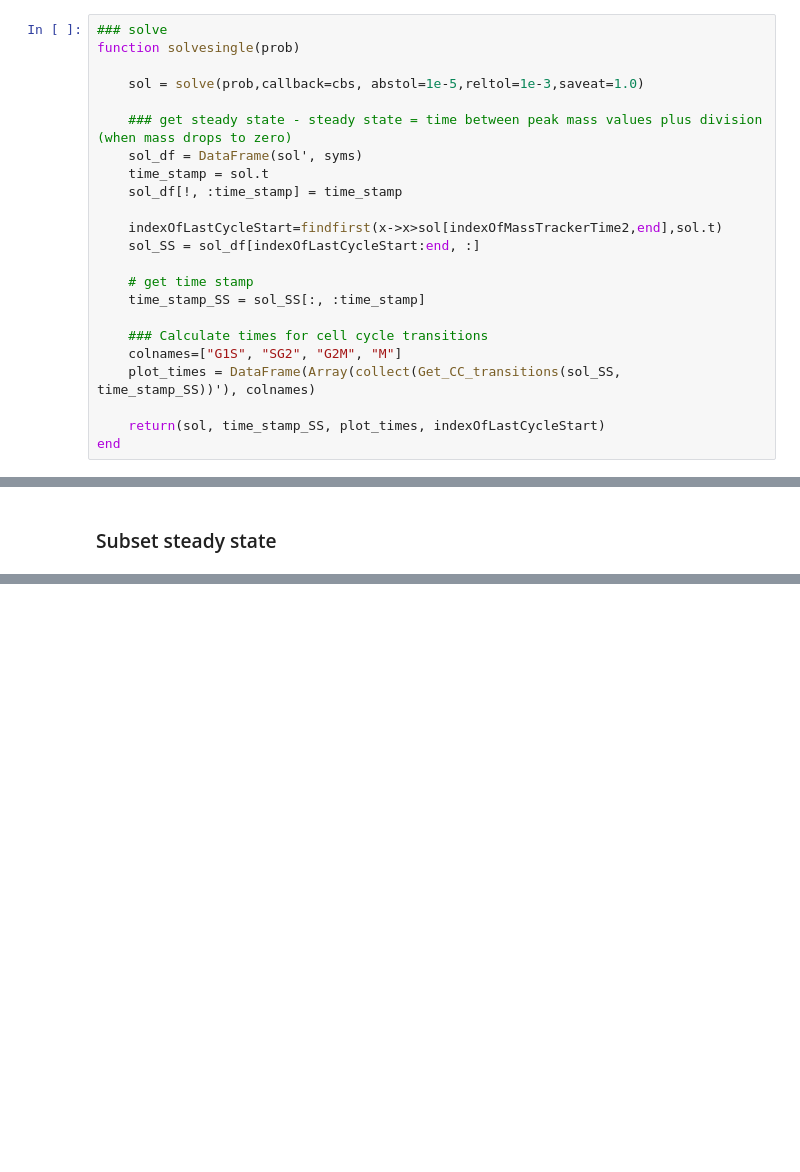
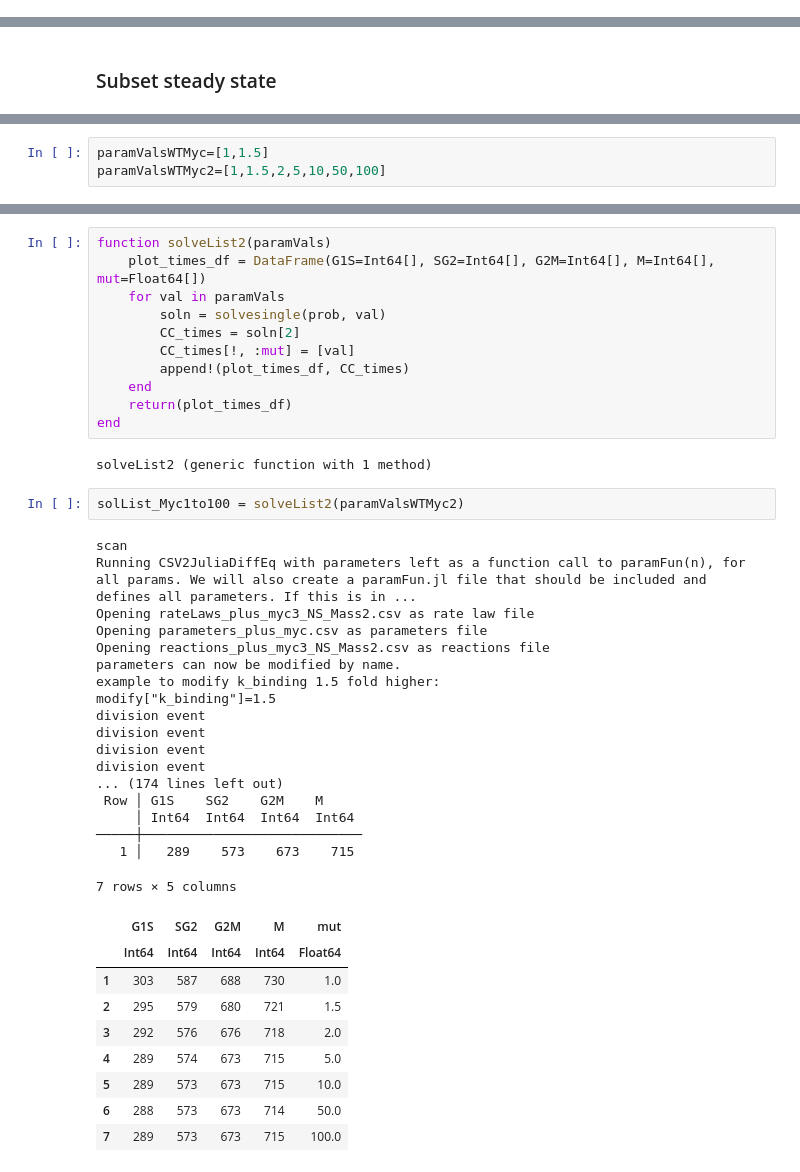
Before and after one commit to SiFTW/norrisEtAl, a Jupyter notebook: CellCycle_WTvsMycOE.ipynb, the cells around one changed output, grey strips where cells are left out. Drawn from its saved outputs; the diff is of its cells as text; blank space fills up the shorter version.

```diff
--- a/CellCycle_WTvsMycOE.ipynb
+++ b/CellCycle_WTvsMycOE.ipynb
@@ -306,26 +322,3 @@ u0: 37-element Vector{Float64}:
   0.0
   0.0
   0.0
-# %%
-### solve
-function solvesingle(prob)
-
-    sol = solve(prob,callback=cbs, abstol=1e-5,reltol=1e-3,saveat=1.0)
-
-    ### get steady state - steady state = time between peak mass values plus division (when mass drops to zero)
-    sol_df = DataFrame(sol', syms)
-    time_stamp = sol.t
-    sol_df[!, :time_stamp] = time_stamp
-
-    indexOfLastCycleStart=findfirst(x->x>sol[indexOfMassTrackerTime2,end],sol.t)
-    sol_SS = sol_df[indexOfLastCycleStart:end, :]
-
-    # get time stamp
-    time_stamp_SS = sol_SS[:, :time_stamp]
-
-    ### Calculate times for cell cycle transitions
-    colnames=["G1S", "SG2", "G2M", "M"]
-    plot_times = DataFrame(Array(collect(Get_CC_transitions(sol_SS, time_stamp_SS))'), colnames)
-
-    return(sol, time_stamp_SS, plot_times, indexOfLastCycleStart)
-end
@@ -421,0 +369,3 @@ Plots.PlotlyBackend()
+# %%
+paramValsWTMyc=[1,1.5]
+paramValsWTMyc2=[1,1.5,2,5,10,50,100]
@@ -421,0 +432,43 @@ Plots.PlotlyBackend()
+# %%
+function solveList2(paramVals)
+    plot_times_df = DataFrame(G1S=Int64[], SG2=Int64[], G2M=Int64[], M=Int64[], mut=Float64[])
+    for val in paramVals
+        soln = solvesingle(prob, val)
+        CC_times = soln[2]
+        CC_times[!, :mut] = [val]
+        append!(plot_times_df, CC_times)
+    end
+    return(plot_times_df)
+end
+# %% [output]
+solveList2 (generic function with 1 method)
+# %%
+solList_Myc1to100 = solveList2(paramValsWTMyc2)
+# %% [output]
+scan
+Running CSV2JuliaDiffEq with parameters left as a function call to paramFun(n), for all params. We will also create a paramFun.jl file that should be included and defines all parameters. If this is in ...
+Opening rateLaws_plus_myc3_NS_Mass2.csv as rate law file
+Opening parameters_plus_myc.csv as parameters file
+Opening reactions_plus_myc3_NS_Mass2.csv as reactions file
+parameters can now be modified by name.
+example to modify k_binding 1.5 fold higher:
+modify["k_binding"]=1.5
+division event
+division event
+division event
+division event
+... (174 lines left out)
+ Row │ G1S    SG2    G2M    M
+     │ Int64  Int64  Int64  Int64
+─────┼────────────────────────────
+   1 │   289    573    673    715
+7 rows × 5 columns
+|  | G1S | SG2 | G2M | M | mut |
+|  | Int64 | Int64 | Int64 | Int64 | Float64 |
+| 1 | 303 | 587 | 688 | 730 | 1.0 |
+| 2 | 295 | 579 | 680 | 721 | 1.5 |
+| 3 | 292 | 576 | 676 | 718 | 2.0 |
+| 4 | 289 | 574 | 673 | 715 | 5.0 |
+| 5 | 289 | 573 | 673 | 715 | 10.0 |
+| 6 | 288 | 573 | 673 | 714 | 50.0 |
+| 7 | 289 | 573 | 673 | 715 | 100.0 |
```
Also changed, not shown: parts of 36 cells of this notebook.
